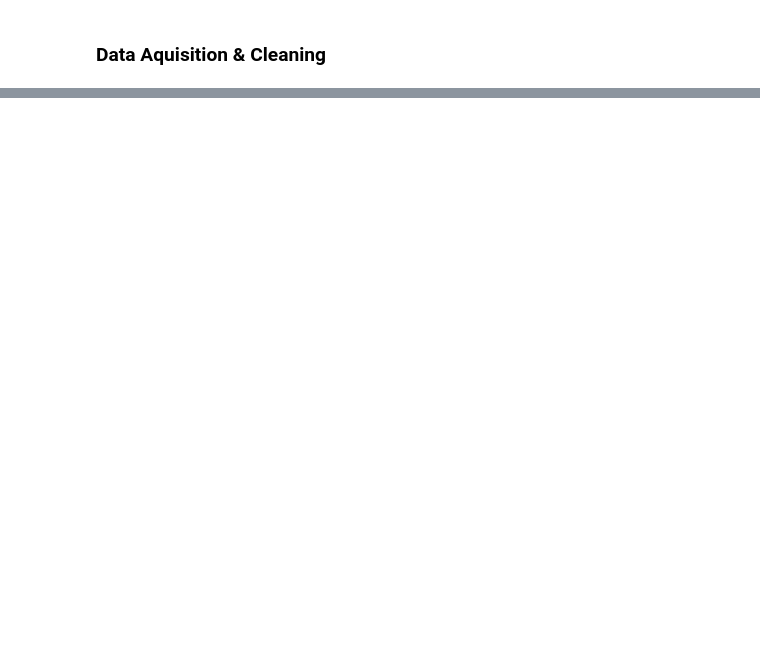
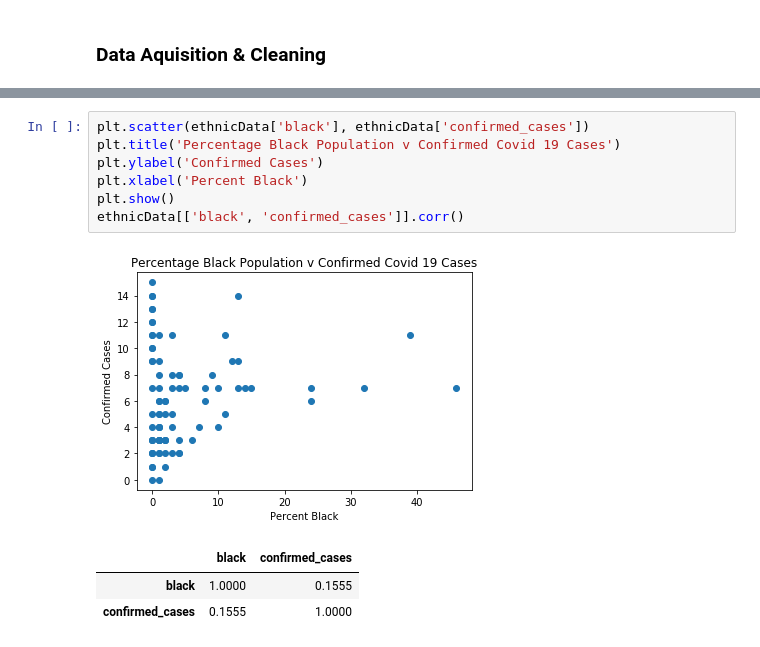
Before and after one commit to ysabellelam/Coursera_Capstone, a Jupyter notebook: Capstone Notebook.ipynb, the cells around one changed output, grey strips where cells are left out. Drawn from its saved outputs; the diff is of its cells as text; blank space fills up the shorter version.

```diff
--- a/Capstone Notebook.ipynb
+++ b/Capstone Notebook.ipynb
@@ -45,0 +945,12 @@ From the data I would like to create four separate tables.
+# %%
+plt.scatter(ethnicData['black'], ethnicData['confirmed_cases'])
+plt.title('Percentage Black Population v Confirmed Covid 19 Cases')
+plt.ylabel('Confirmed Cases')
+plt.xlabel('Percent Black')
+plt.show()
+ethnicData[['black', 'confirmed_cases']].corr()
+# %% [output]
+[figure, added]
+|  | black | confirmed_cases |
+| black | 1.0000 | 0.1555 |
+| confirmed_cases | 0.1555 | 1.0000 |
```
Also changed, not shown: parts of 137 cells of this notebook.
